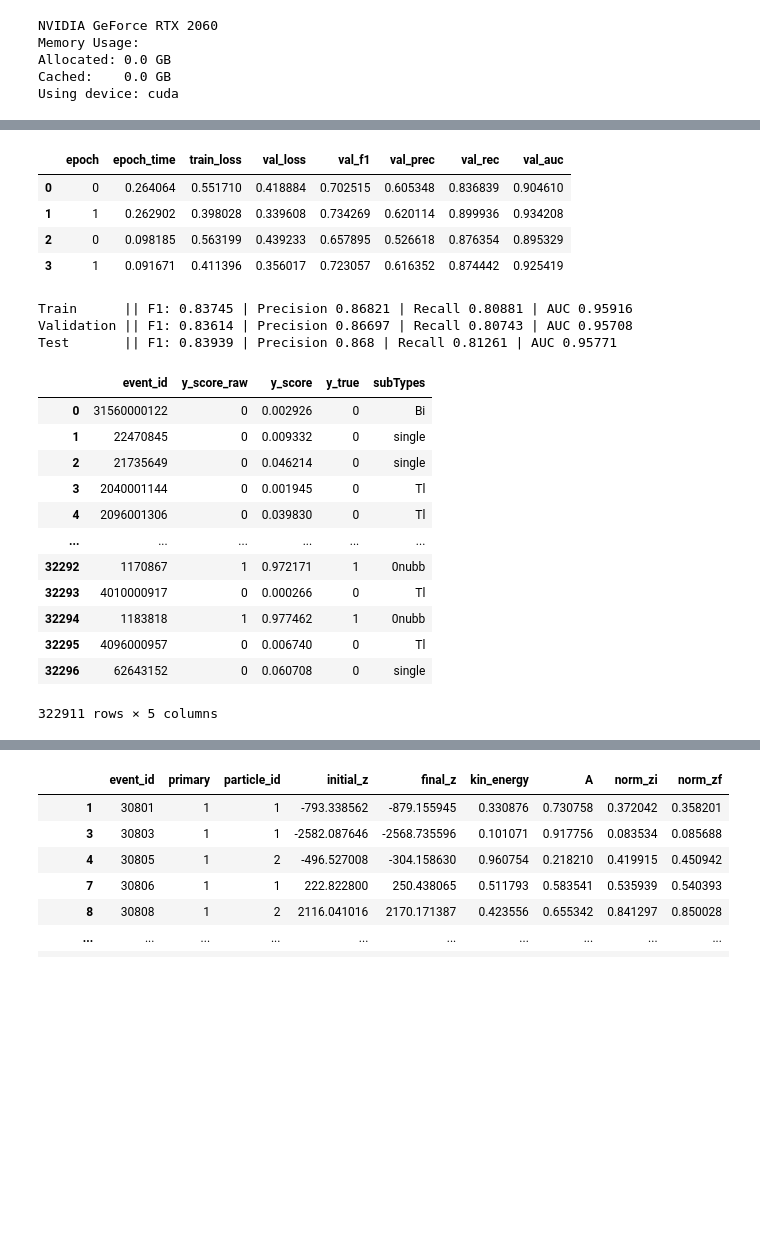
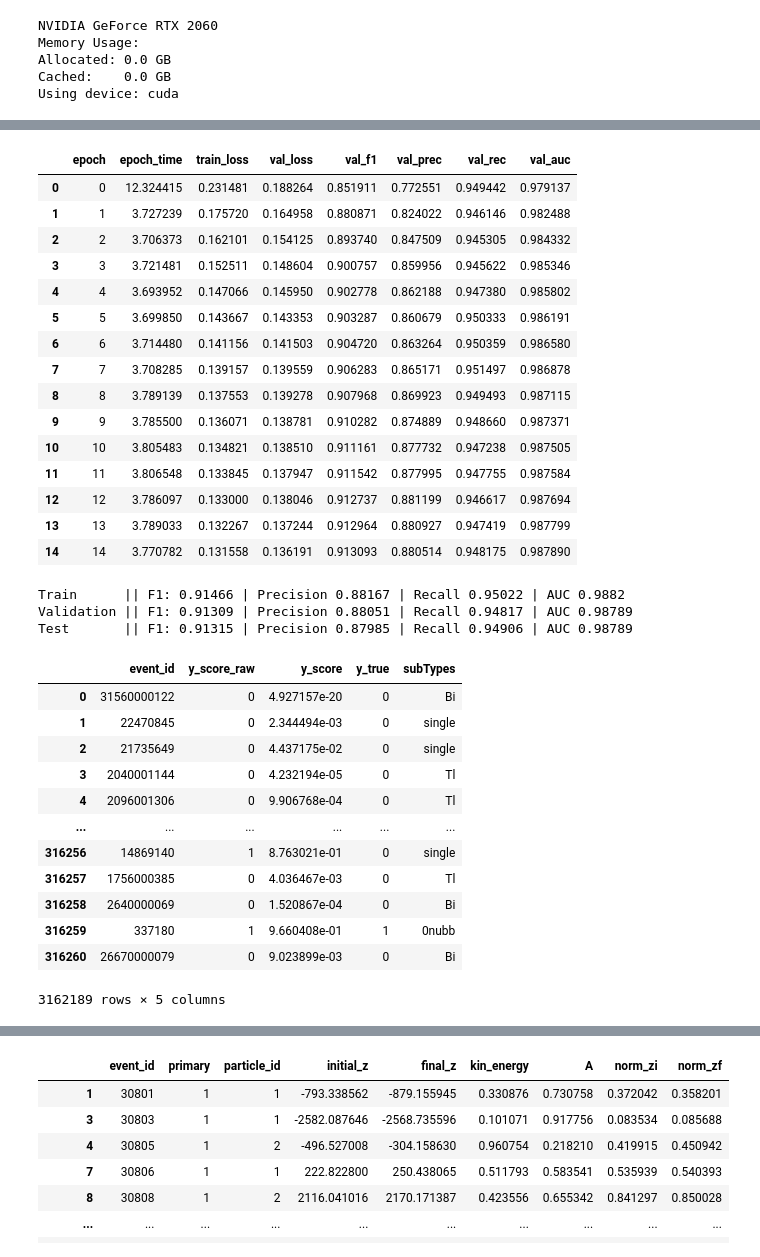
Before and after one commit to kvjmistry/ATPC, a Jupyter notebook: notebooks/ML_GNNMemoryOpt.ipynb, the cells around one changed output, grey strips where cells are left out. Drawn from its saved outputs; the diff is of its cells as text; code cells hidden in the pictures; blank space fills up the shorter version.

```diff
--- a/notebooks/ML_GNNMemoryOpt.ipynb
+++ b/notebooks/ML_GNNMemoryOpt.ipynb
@@ -113,8 +117,11 @@ class LMDBEventDataset(Dataset):
         self.one_vs_all = one_vs_all
 
         # Load in the metadata
-        # meta_file = f"/media/argon/HardDrive_8TB/Krishan/ATPC/ML_samples//GNN_files/GNN_{data_sample}_meta.json"
-        meta_file = f"GNN_{data_sample}_meta_test.json"
+        meta_file = f"/media/argon/HardDrive_8TB/Krishan/ATPC/ML_samples//GNN_files/GNN_{data_sample}_meta.json"
+        # meta_file = f"GNN_{data_sample}_meta_test.json"
+
+        # Define mapping from subtype to the right classes
+        self.multi_map = {0: 3, 1: 0, 2: 1, 3: 2} # transforms binary to multiclass during training based on the subtype stored
 
         print(f"Loading metadata from cache: {meta_file}")
         with open(meta_file, 'r') as f:
@@ -189,8 +196,8 @@ Single: 8074
 # %%
-BATCH_SIZE=1000
-train_loader = DataLoader(train_dataset, batch_size=BATCH_SIZE, shuffle=False, num_workers=15)
-val_loader   = DataLoader(val_dataset,   batch_size=BATCH_SIZE, shuffle=False, num_workers=15)
-test_loader  = DataLoader(test_dataset,  batch_size=BATCH_SIZE, shuffle=False, num_workers=15)
+BATCH_SIZE=600
+train_loader = DataLoader(train_dataset, batch_size=BATCH_SIZE, shuffle=False, num_workers=5, pin_memory=True, persistent_workers=True, prefetch_factor=4)
+val_loader   = DataLoader(val_dataset,   batch_size=BATCH_SIZE, shuffle=False, num_workers=5, pin_memory=True, persistent_workers=True, prefetch_factor=4)
+test_loader  = DataLoader(test_dataset,  batch_size=BATCH_SIZE, shuffle=False, num_workers=5, pin_memory=True, persistent_workers=True, prefetch_factor=4)
 # %%
 # Define the GNN
 class GATNet(nn.Module):
@@ -322,21 +375,21 @@ best_val_loss=1e20
 
 VERSION = 1
 
-load_state = False
+load_state = True
 if (load_state):
     history_df = pd.read_csv(f"../GNN_files/GNN_{mode}_{extension}_train_history_v{VERSION}_all.csv")
     print("Loading Model State from file!")
     display(history_df)
 
     last_epoch = int(max(history_df.epoch)) # Carry on from the last epoch
-    checkpoint = torch.load(f'../GNN_files/GNN_v{VERSION}_epoch{last_epoch}.pt', map_location=device)
+    checkpoint = torch.load(f'../GNN_files/GNN_{mode}_{extension}_v{VERSION}_all_epoch{last_epoch}.pt', map_location=device)
     model.load_state_dict(checkpoint['model_state_dict'])
     optimizer.load_state_dict(checkpoint['optimizer_state_dict'])
     min_epoch     = checkpoint['epoch']+1
     best_val_loss = checkpoint['loss']
 
 # ---------------------------------------------------------------------------------------------------
-EPOCHS = 2
+EPOCHS = 20
 
 for epoch in range(min_epoch, min_epoch+EPOCHS):
     print("Running Epoch ", epoch)
@@ -370,6 +423,7 @@ for epoch in range(min_epoch, min_epoch+EPOCHS):
     all_preds = []
     all_probs = []
     all_labels = []
+    all_subtypes = []
     val_loss = 0.0
 
     with torch.no_grad(): # Disables gradient tracking (saves memory, speeds up evalulation, prevents accidental backpropagation)
@@ -386,6 +440,7 @@ for epoch in range(min_epoch, min_epoch+EPOCHS):
             all_preds.extend(preds.cpu().numpy())
             all_probs.extend(probs[:, 1].cpu().numpy()) # logits of signal column
             all_labels.extend(data.y.cpu().numpy())
+            all_subtypes.extend(data.subType.cpu().numpy())
 
     val_loss /= len(val_loader.dataset)
 
@@ -397,7 +452,7 @@ for epoch in range(min_epoch, min_epoch+EPOCHS):
         'loss': val_loss,
     }
 
-    torch.save(checkpoint, f'../GNN_files/GNN_{mode}_{extension}_v{VERSION}_all.pt')
+    torch.save(checkpoint, f'../GNN_files/GNN_{mode}_{extension}_v{VERSION}_all_epoch{epoch}.pt')
 
     if val_loss < best_val_loss:
         print("Model improved! Saving...")
@@ -435,7 +490,10 @@ for epoch in range(min_epoch, min_epoch+EPOCHS):
     history_df = pd.concat( [history_df, history_df_current])
     history_df.to_csv(f'../GNN_files/GNN_{mode}_{extension}_train_history_v{VERSION}_all.csv', index=False)
 
-    print(f"Epoch {epoch+1}/{min_epoch+EPOCHS} | Train Loss: {train_loss:.3f} | Val Loss: {val_loss:.3f} | Val AUC: {AUC:.6f}")
+    sig_eff, bkg_rej, subtype_rej = evaluate_physics_metrics(all_labels, all_probs, all_subtypes, target_eff=0.60)
+
+    # print(f"Epoch {epoch+1}/{min_epoch+EPOCHS} | Train Loss: {train_loss:.3f} | Val Loss: {val_loss:.3f} | Val AUC: {AUC:.6f} | Sig Eff {sig_eff:.3f} | Bkg Rej: {bkg_rej:.1f}x")
+    print(f"Epoch {epoch+1}/{min_epoch+EPOCHS} | Train Loss: {train_loss:.3f} | Val Loss: {val_loss:.3f} | Val AUC: {AUC:.6f} | Sig Eff {sig_eff:.3f} | Bkg Rej: {bkg_rej:.1f}x" f" | Bi Rej: {subtype_rej[1]:.1f}x | Tl Rej: {subtype_rej[2]:.1f}x | Single Rej: {subtype_rej[3]:.1f}x")
     last_epoch=epoch
 
 display(history_df)
@@ -471,35 +632,46 @@ Epoch 2/2 | Train Loss: 0.308 | Val Loss: 0.308 | Val AUC: 0.957085
 # %%
 # Load in the best model during training and the training history
 # Define your ML models here
 if mode == "GAT":
     model = GATNetEdge(hidden_channels=64, num_classes=num_classes_train, edge_dim=2, num_node_features = 7).to(device) # GAT + Edge Features
 elif (mode == "GraphTransformer"):
     model = EventTransformerConv(hidden_channels=64, num_classes=num_classes_train, num_node_features=7, edge_dim=2).to(device) # Transformer model
 else:
     print("Unknown ML network specified.")
 
 
 history_df = pd.read_csv(f"../GNN_files/GNN_{mode}_{extension}_train_history_v{VERSION}_all.csv")
 display(history_df)
 
 last_epoch = int(max(history_df.epoch)) # Carry on from the last epoch
 
 # optimizer = torch.optim.Adam(model.parameters(), lr=1e-3)
 criterion = nn.CrossEntropyLoss(weight=train_weights) # [background, signal]
 
-checkpoint = torch.load(f'../GNN_files/GNN_{mode}_{extension}_v1_all.pt', map_location=device)
+checkpoint = torch.load(f'../GNN_files/GNN_{mode}_{extension}_v1_all_epoch{last_epoch}.pt', map_location=device)
 
 # 4. Restore the states
 model.load_state_dict(checkpoint['model_state_dict'])
 # optimizer.load_state_dict(checkpoint['optimizer_state_dict'])
 epoch = checkpoint['epoch']
 loss = checkpoint['loss']
 # %% [output]
 |  | epoch | epoch_time | train_loss | val_loss | val_f1 | val_prec | val_rec | val_auc |
-| 0 | 0 | 0.264064 | 0.551710 | 0.418884 | 0.702515 | 0.605348 | 0.836839 | 0.904610 |
-| 1 | 1 | 0.262902 | 0.398028 | 0.339608 | 0.734269 | 0.620114 | 0.899936 | 0.934208 |
-| 2 | 0 | 0.098185 | 0.563199 | 0.439233 | 0.657895 | 0.526618 | 0.876354 | 0.895329 |
-| 3 | 1 | 0.091671 | 0.411396 | 0.356017 | 0.723057 | 0.616352 | 0.874442 | 0.925419 |
+| 0 | 0 | 12.324415 | 0.231481 | 0.188264 | 0.851911 | 0.772551 | 0.949442 | 0.979137 |
+| 1 | 1 | 3.727239 | 0.175720 | 0.164958 | 0.880871 | 0.824022 | 0.946146 | 0.982488 |
+| 2 | 2 | 3.706373 | 0.162101 | 0.154125 | 0.893740 | 0.847509 | 0.945305 | 0.984332 |
+| 3 | 3 | 3.721481 | 0.152511 | 0.148604 | 0.900757 | 0.859956 | 0.945622 | 0.985346 |
+| 4 | 4 | 3.693952 | 0.147066 | 0.145950 | 0.902778 | 0.862188 | 0.947380 | 0.985802 |
+| 5 | 5 | 3.699850 | 0.143667 | 0.143353 | 0.903287 | 0.860679 | 0.950333 | 0.986191 |
+| 6 | 6 | 3.714480 | 0.141156 | 0.141503 | 0.904720 | 0.863264 | 0.950359 | 0.986580 |
+| 7 | 7 | 3.708285 | 0.139157 | 0.139559 | 0.906283 | 0.865171 | 0.951497 | 0.986878 |
+| 8 | 8 | 3.789139 | 0.137553 | 0.139278 | 0.907968 | 0.869923 | 0.949493 | 0.987115 |
+| 9 | 9 | 3.785500 | 0.136071 | 0.138781 | 0.910282 | 0.874889 | 0.948660 | 0.987371 |
+| 10 | 10 | 3.805483 | 0.134821 | 0.138510 | 0.911161 | 0.877732 | 0.947238 | 0.987505 |
+| 11 | 11 | 3.806548 | 0.133845 | 0.137947 | 0.911542 | 0.877995 | 0.947755 | 0.987584 |
+| 12 | 12 | 3.786097 | 0.133000 | 0.138046 | 0.912737 | 0.881199 | 0.946617 | 0.987694 |
+| 13 | 13 | 3.789033 | 0.132267 | 0.137244 | 0.912964 | 0.880927 | 0.947419 | 0.987799 |
+| 14 | 14 | 3.770782 | 0.131558 | 0.136191 | 0.913093 | 0.880514 | 0.948175 | 0.987890 |
 # %%
 
 class_names = ['0nubb', 'Bi', 'Tl', 'single']
@@ -548,24 +720,25 @@ fpr_tr,   tpr_tr,  auc_tr,   df_scores_tr  = CalcModelMetrics(model, train_loade
 fpr_va,   tpr_va,  auc_va,   df_scores_va  = CalcModelMetrics(model, val_loader,   "Validation", device, one_vs_all)
 fpr_tst,  tpr_tst, auc_tst,  df_scores_tst = CalcModelMetrics(model, test_loader,  "Test      ", device, one_vs_all)
 df_scores_all = pd.concat([df_scores_tr, df_scores_va, df_scores_tst])
+df_scores_unseen = pd.concat([df_scores_va, df_scores_tst])
 display(df_scores_all)
 # %% [output]
-Train      || F1: 0.83745 | Precision 0.86821 | Recall 0.80881 | AUC 0.95916
-Validation || F1: 0.83614 | Precision 0.86697 | Recall 0.80743 | AUC 0.95708
-Test       || F1: 0.83939 | Precision 0.868 | Recall 0.81261 | AUC 0.95771
+Train      || F1: 0.91466 | Precision 0.88167 | Recall 0.95022 | AUC 0.9882
+Validation || F1: 0.91309 | Precision 0.88051 | Recall 0.94817 | AUC 0.98789
+Test       || F1: 0.91315 | Precision 0.87985 | Recall 0.94906 | AUC 0.98789
 |  | event_id | y_score_raw | y_score | y_true | subTypes |
-| 0 | 31560000122 | 0 | 0.002926 | 0 | Bi |
-| 1 | 22470845 | 0 | 0.009332 | 0 | single |
-| 2 | 21735649 | 0 | 0.046214 | 0 | single |
-| 3 | 2040001144 | 0 | 0.001945 | 0 | Tl |
-| 4 | 2096001306 | 0 | 0.039830 | 0 | Tl |
+| 0 | 31560000122 | 0 | 4.927157e-20 | 0 | Bi |
+| 1 | 22470845 | 0 | 2.344494e-03 | 0 | single |
+| 2 | 21735649 | 0 | 4.437175e-02 | 0 | single |
+| 3 | 2040001144 | 0 | 4.232194e-05 | 0 | Tl |
+| 4 | 2096001306 | 0 | 9.906768e-04 | 0 | Tl |
 | ... | ... | ... | ... | ... | ... |
-| 32292 | 1170867 | 1 | 0.972171 | 1 | 0nubb |
-| 32293 | 4010000917 | 0 | 0.000266 | 0 | Tl |
-| 32294 | 1183818 | 1 | 0.977462 | 1 | 0nubb |
-| 32295 | 4096000957 | 0 | 0.006740 | 0 | Tl |
-| 32296 | 62643152 | 0 | 0.060708 | 0 | single |
+| 316256 | 14869140 | 1 | 8.763021e-01 | 0 | single |
+| 316257 | 1756000385 | 0 | 4.036467e-03 | 0 | Tl |
+| 316258 | 2640000069 | 0 | 1.520867e-04 | 0 | Bi |
+| 316259 | 337180 | 1 | 9.660408e-01 | 1 | 0nubb |
+| 316260 | 26670000079 | 0 | 9.023899e-03 | 0 | Bi |
-322911 rows × 5 columns
+3162189 rows × 5 columns
 # %%
 fig, axs = plt.subplots(nrows=1, ncols=2, figsize=(10, 4))
 
```
Also changed, not shown: parts of 13 cells of this notebook, 2 other files.
